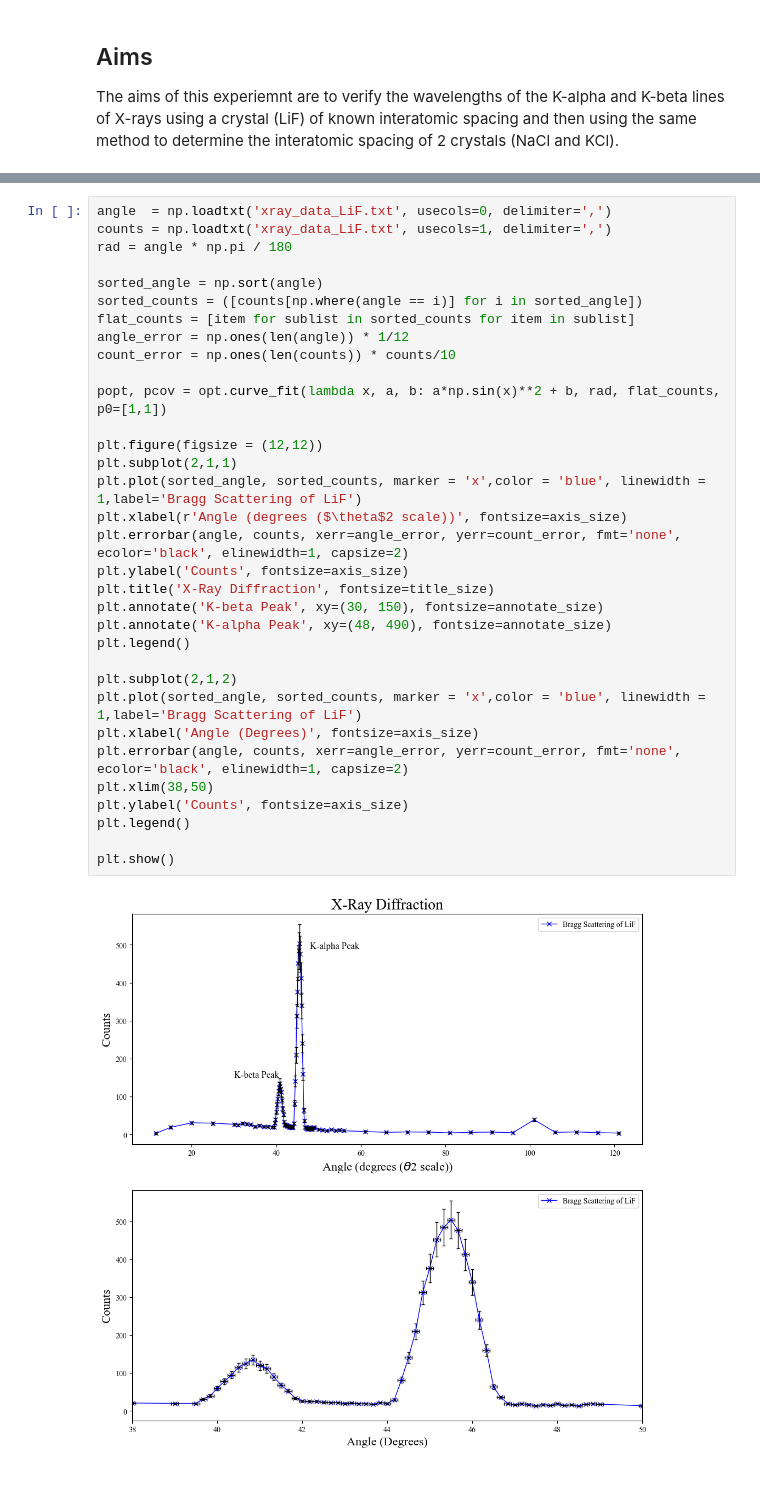
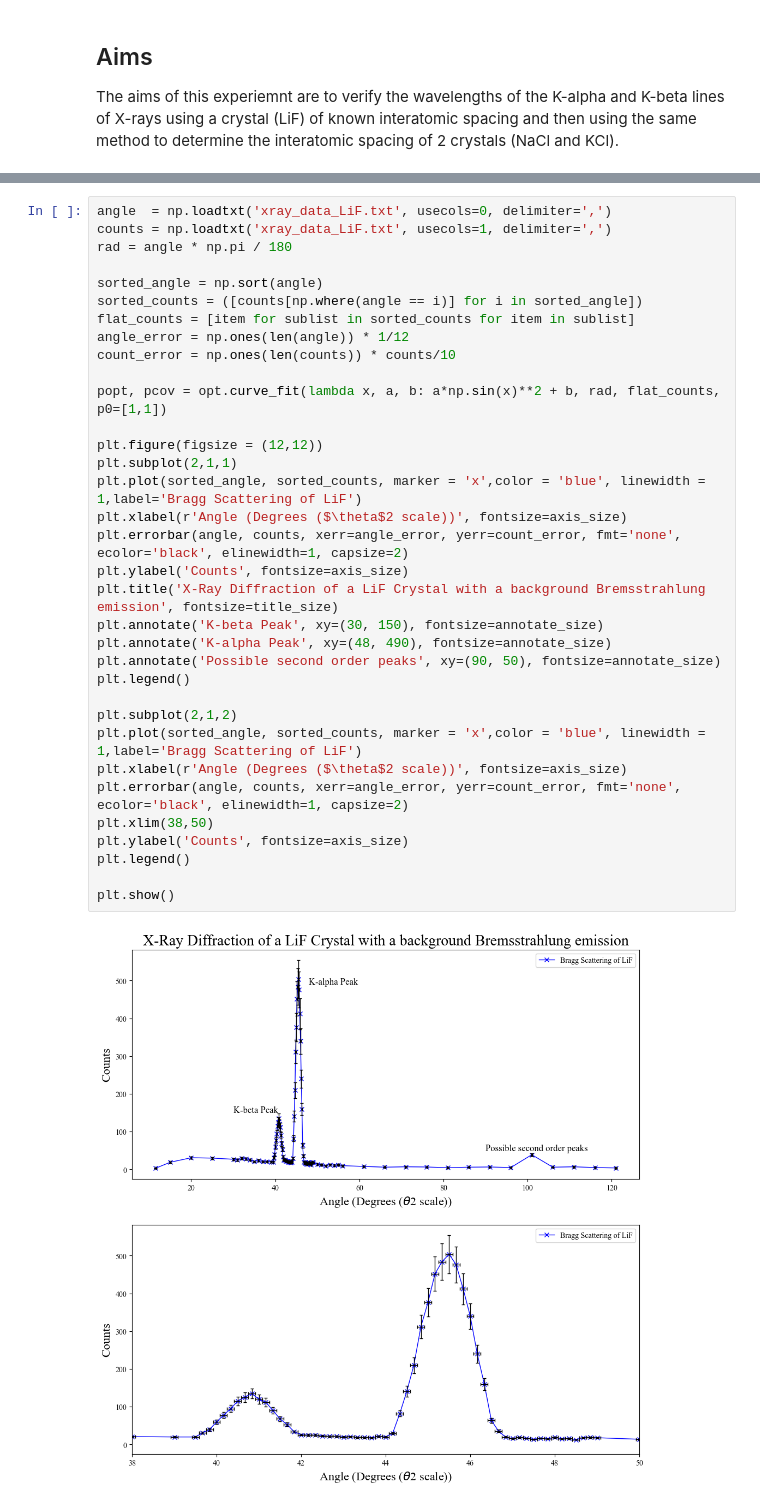
Before and after one commit to lewismcnish/Physics, a Jupyter notebook: Labs/X_ray/X_ray.ipynb, the cells around one changed output, grey strips where cells are left out. Drawn from its saved outputs; the diff is of its cells as text.

```diff
--- a/Labs/X_ray/X_ray.ipynb
+++ b/Labs/X_ray/X_ray.ipynb
@@ -68,35 +71,36 @@ In this task we will use a crystal of known interatomic spacing to measure the w
 angle  = np.loadtxt('xray_data_LiF.txt', usecols=0, delimiter=',')
 counts = np.loadtxt('xray_data_LiF.txt', usecols=1, delimiter=',')
 rad = angle * np.pi / 180
 
 sorted_angle = np.sort(angle)
 sorted_counts = ([counts[np.where(angle == i)] for i in sorted_angle])
 flat_counts = [item for sublist in sorted_counts for item in sublist]
 angle_error = np.ones(len(angle)) * 1/12
 count_error = np.ones(len(counts)) * counts/10
 
 popt, pcov = opt.curve_fit(lambda x, a, b: a*np.sin(x)**2 + b, rad, flat_counts, p0=[1,1])
 
 plt.figure(figsize = (12,12))
 plt.subplot(2,1,1)
 plt.plot(sorted_angle, sorted_counts, marker = 'x',color = 'blue', linewidth = 1,label='Bragg Scattering of LiF')
-plt.xlabel(r'Angle (degrees ($\theta$2 scale))', fontsize=axis_size)
+plt.xlabel(r'Angle (Degrees ($\theta$2 scale))', fontsize=axis_size)
 plt.errorbar(angle, counts, xerr=angle_error, yerr=count_error, fmt='none', ecolor='black', elinewidth=1, capsize=2)
 plt.ylabel('Counts', fontsize=axis_size)
-plt.title('X-Ray Diffraction', fontsize=title_size)
+plt.title('X-Ray Diffraction of a LiF Crystal with a background Bremsstrahlung emission', fontsize=title_size)
 plt.annotate('K-beta Peak', xy=(30, 150), fontsize=annotate_size)
 plt.annotate('K-alpha Peak', xy=(48, 490), fontsize=annotate_size)
+plt.annotate('Possible second order peaks', xy=(90, 50), fontsize=annotate_size)
 plt.legend()
 
 plt.subplot(2,1,2)
 plt.plot(sorted_angle, sorted_counts, marker = 'x',color = 'blue', linewidth = 1,label='Bragg Scattering of LiF')
-plt.xlabel('Angle (Degrees)', fontsize=axis_size)
+plt.xlabel(r'Angle (Degrees ($\theta$2 scale))', fontsize=axis_size)
 plt.errorbar(angle, counts, xerr=angle_error, yerr=count_error, fmt='none', ecolor='black', elinewidth=1, capsize=2)
 plt.xlim(38,50)
 plt.ylabel('Counts', fontsize=axis_size)
 plt.legend()
 
 plt.show()
 # %% [output]
-[figure, old version]
+[figure, new version]
 # %%
```
Also changed, not shown: parts of 14 cells of this notebook.
